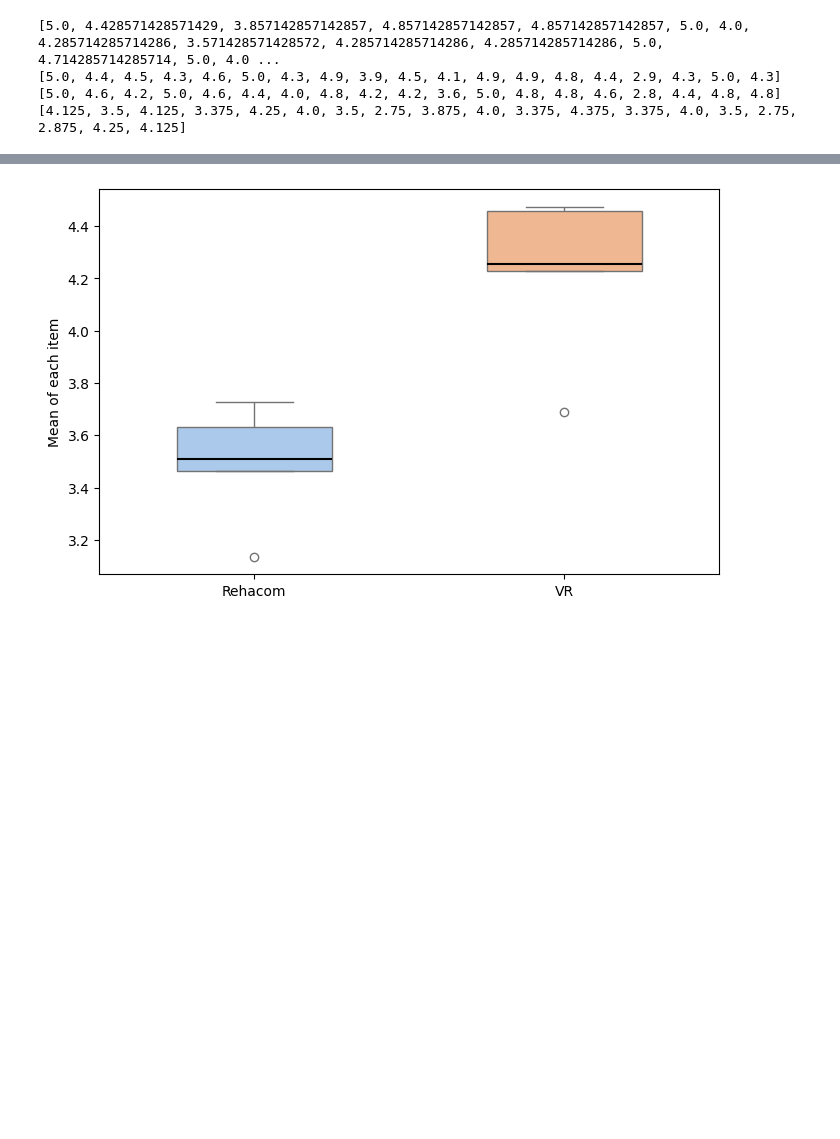
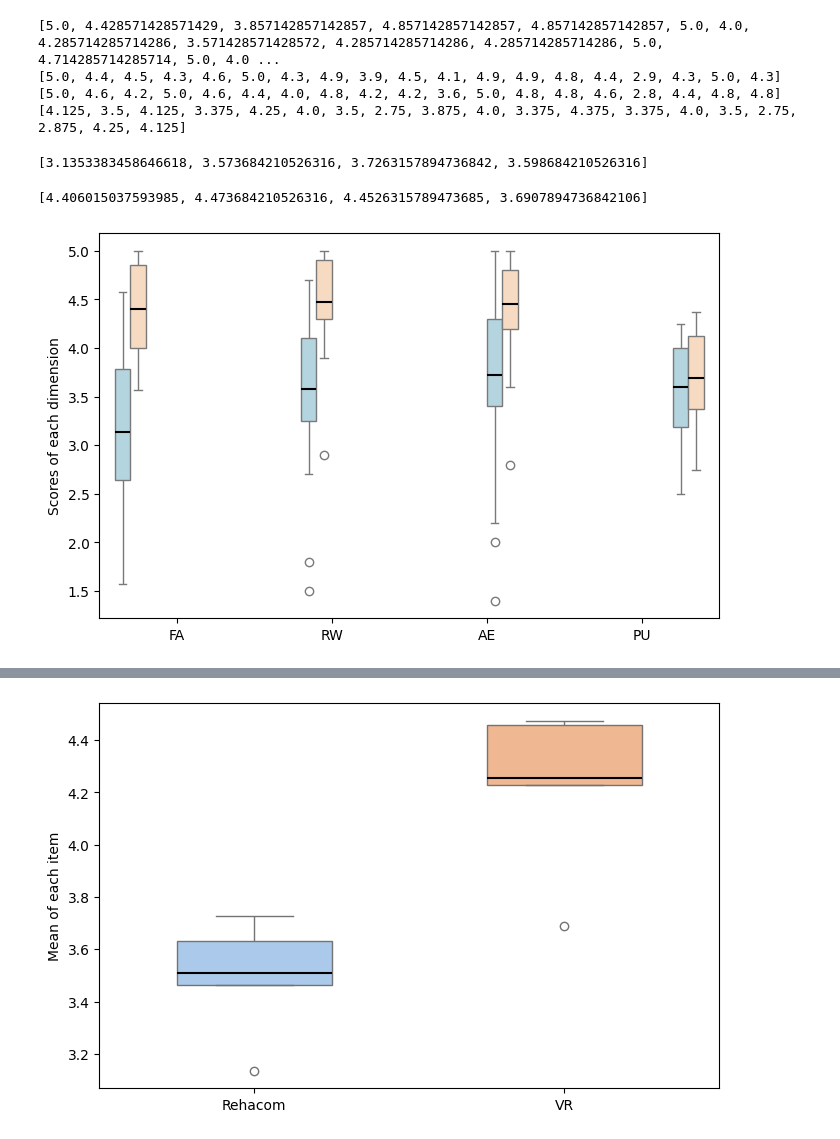
Before and after one commit to Gehad28/questionnaire-website, a Jupyter notebook: analysis.ipynb, the cells around one changed output, grey strips where cells are left out. Cells and saved outputs as stored; diff of their text form; code cells hidden in the pictures; blank space fills up the shorter version.

```diff
--- a/analysis.ipynb
+++ b/analysis.ipynb
@@ -71,3 +71,34 @@ vrAE_mean = sum(vrAE) / len(vrAE)
 vrPU_mean = sum(vrPU) / len(vrPU)
 
 vr_items = [vrFA_mean, vrRW_mean, vrAE_mean, vrPU_mean]
+# %%
+reha_items
+# %% [output]
+[3.1353383458646618, 3.573684210526316, 3.7263157894736842, 3.598684210526316]
+# %%
+vr_items
+# %% [output]
+[4.406015037593985, 4.473684210526316, 4.4526315789473685, 3.6907894736842106]
+# %%
+df = pd.DataFrame({
+    'value': np.concatenate([rehaFA, vrFA, rehaRW, vrRW, rehaAE, vrAE, rehaPU, vrPU]),
+    'boxplot': ['rehaFA']*len(rehaFA) + ['vrFA']*len(vrFA) + ['rehaRW']*len(rehaRW) + ['vrRW']*len(vrRW) + ['rehaAE']*len(rehaAE) + ['vrAE']*len(vrAE) + ['rehaPU']*len(rehaPU) + ['vrPU']*len(vrPU),
+    'group': np.repeat(['FA', 'RW', 'AE', 'PU'], 2*len(rehaFA))
+})
+
+palette = {
+    'rehaFA': 'lightblue', 'rehaRW': 'lightblue', 'rehaAE': 'lightblue', 'rehaPU': 'lightblue',
+    'vrFA': 'peachpuff', 'vrRW': 'peachpuff', 'vrAE': 'peachpuff', 'vrPU': 'peachpuff'
+}
+
+plt.figure(figsize=(8, 5))
+ax = sns.boxplot(x='group', y='value', hue='boxplot',data=df, palette=palette, legend=False,
+            showmeans=True, meanline=True, meanprops={'color': 'black', 'linewidth': '1.5', 'linestyle':'solid'},
+            medianprops={'visible': False})
+
+plt.xlabel('')
+plt.ylabel('Scores of each dimension')
+
+plt.show()
+# %% [output]
+[figure, added]
```
Also changed, not shown: parts of 4 cells of this notebook, 1 other file.
